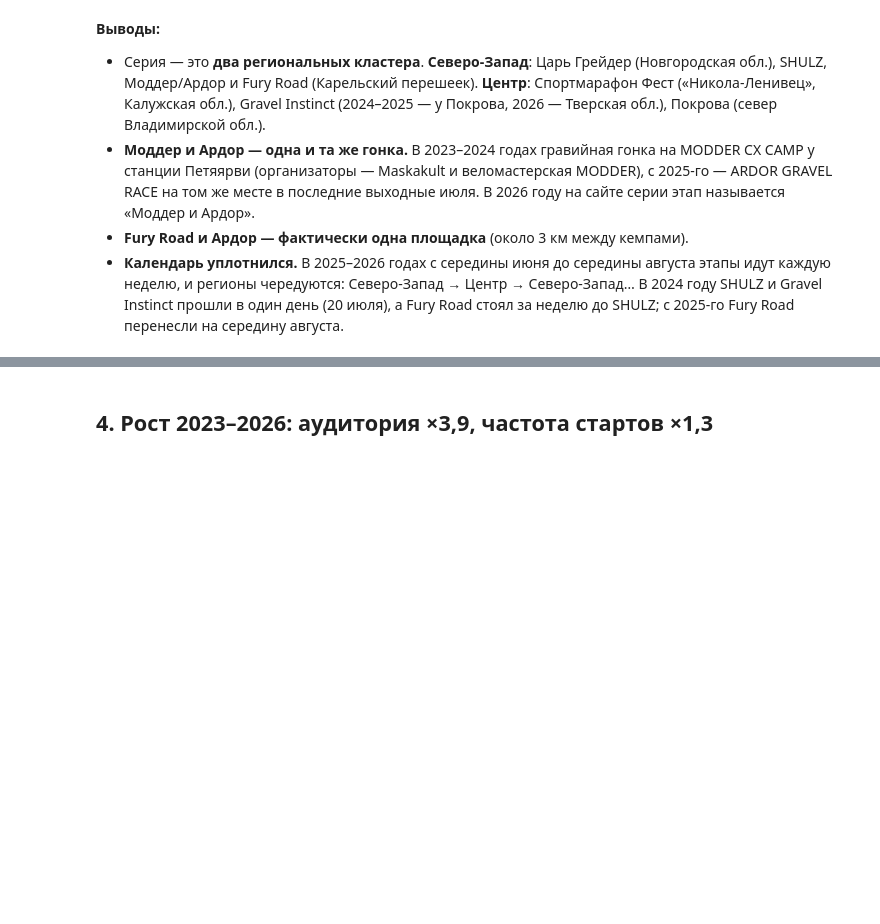
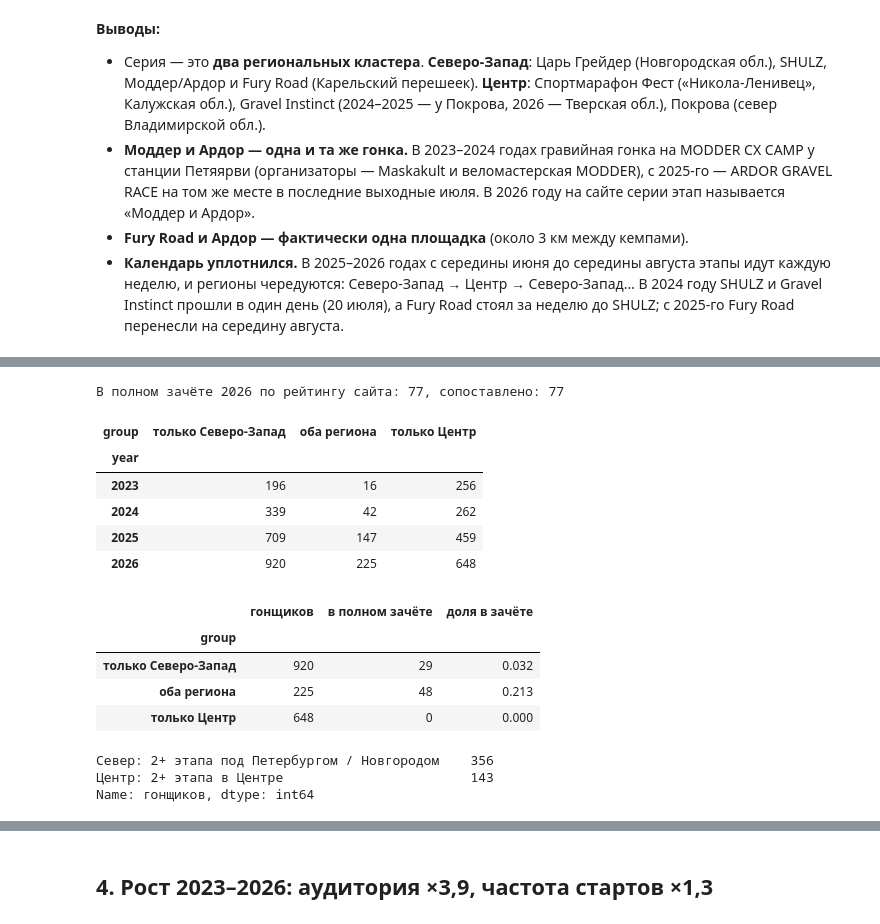
Before and after one commit to oiltsar/rgs-gravel-analytics, a Jupyter notebook: notebooks/analysis.ipynb, the cells around one changed output, grey strips where cells are left out. Drawn from its saved outputs; the diff is of its cells as text; code cells hidden in the pictures; blank space fills up the shorter version.

```diff
--- a/notebooks/analysis.ipynb
+++ b/notebooks/analysis.ipynb
@@ -334 +291,48 @@ compare
+# %%
+# Три группы гонщиков по тому, где они ездили в сезоне: только Северо-Запад, только Центр, оба региона.
+# Полный зачёт — по рейтингу сайта (4+ гонки с очками), сопоставлен с гонщиками через тот же ключ имени.
+starts = q(
+    "SELECT r.year, r.rider_id, e.event_name, v.macro_region "
+    "FROM fct_result r JOIN dim_event e ON e.event_id = r.event_id JOIN dim_venue v ON v.event_id = r.event_id "
+    "WHERE r.status <> 'dns' AND r.year >= 2023 AND v.macro_region IS NOT NULL"
+).drop_duplicates()
+per = (starts.groupby(["year", "rider_id", "macro_region"])["event_name"].nunique()
+       .unstack(fill_value=0).rename(columns={"Северо-Запад": "nw", "Центр": "c"}).reset_index())
+per["group"] = np.select([per.c == 0, per.nw == 0], ["только Северо-Запад", "только Центр"], "оба региона")
+
+ranking26 = json.loads((raw / "rankings_2026.json").read_text())["entries"]
+full_keys = {name_keys(e["displayName"])[0] for e in ranking26 if sum(v > 0 for v in e["breakdown"].values()) >= 4}
+keys = q("SELECT rider_id, name_key FROM dim_rider")
+p26 = per[per.year == 2026].merge(keys, on="rider_id")
+p26["full"] = p26.name_key.isin(full_keys)
+print(f"В полном зачёте 2026 по рейтингу сайта: {len(full_keys)}, сопоставлено: {p26.full.sum()}")
+
+groups = ["только Северо-Запад", "оба региона", "только Центр"]
+audience = per.pivot_table(index="year", columns="group", values="rider_id", aggfunc="count")[groups]
+display(audience)
+compare = pd.DataFrame({
+    "гонщиков": p26.groupby("group").size(),
+    "в полном зачёте": p26.groupby("group")["full"].sum(),
+}).loc[groups]
+compare["доля в зачёте"] = (compare["в полном зачёте"] / compare["гонщиков"]).round(3)
+regional = pd.Series({"Север: 2+ этапа под Петербургом / Новгородом": int((p26.nw >= 2).sum()),
+                      "Центр: 2+ этапа в Центре": int((p26.c >= 2).sum())}, name="гонщиков")
+display(compare)
+regional
+# %% [output]
+В полном зачёте 2026 по рейтингу сайта: 77, сопоставлено: 77
+| group | только Северо-Запад | оба региона | только Центр |
+| year |  |  |  |
+| 2023 | 196 | 16 | 256 |
+| 2024 | 339 | 42 | 262 |
+| 2025 | 709 | 147 | 459 |
+| 2026 | 920 | 225 | 648 |
+|  | гонщиков | в полном зачёте | доля в зачёте |
+| group |  |  |  |
+| только Северо-Запад | 920 | 29 | 0.032 |
+| оба региона | 225 | 48 | 0.213 |
+| только Центр | 648 | 0 | 0.000 |
+Север: 2+ этапа под Петербургом / Новгородом    356
+Центр: 2+ этапа в Центре                        143
+Name: гонщиков, dtype: int64
 # %%
```
Also changed, not shown: parts of 6 cells of this notebook, 10 other files.
